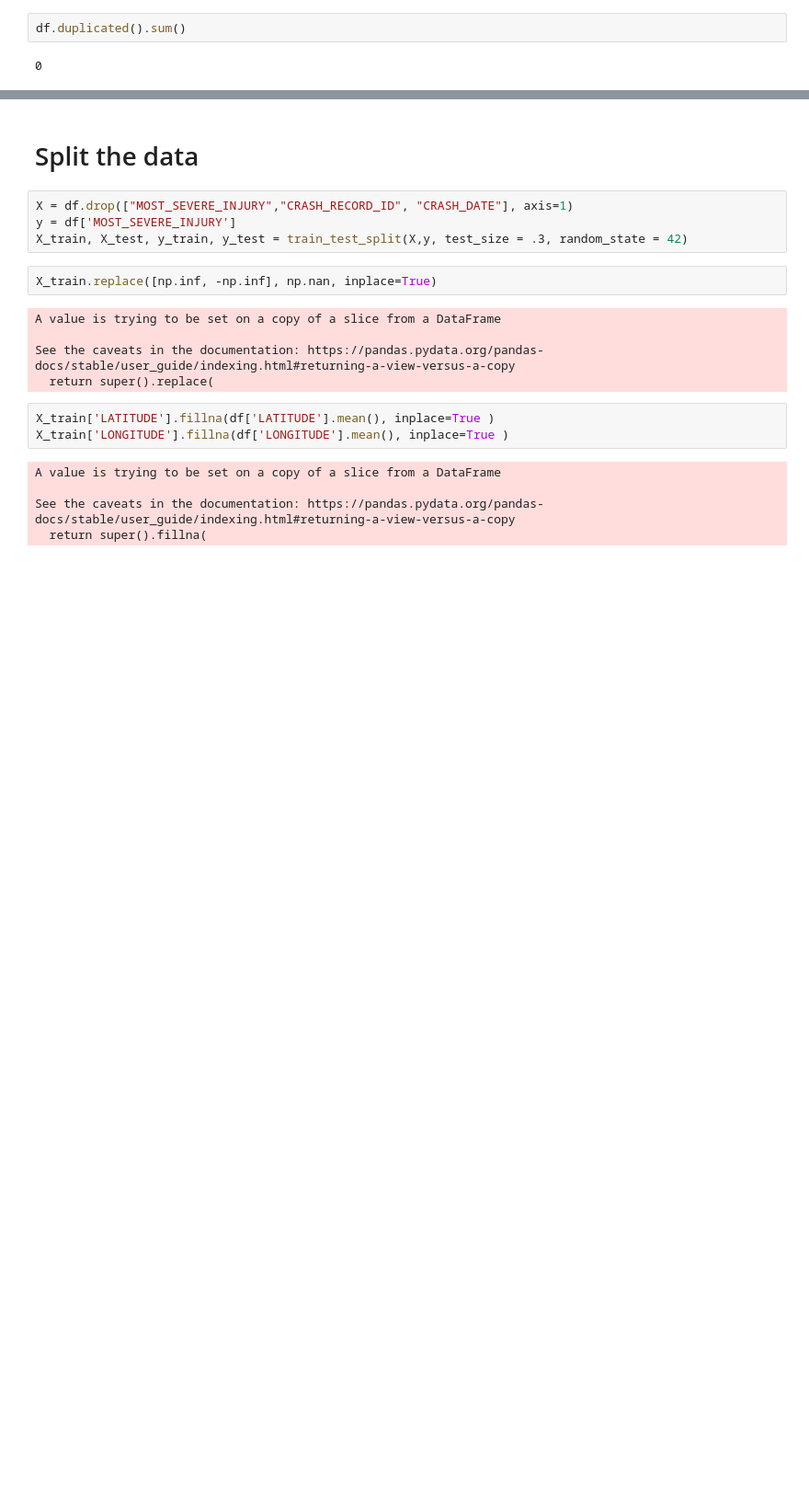
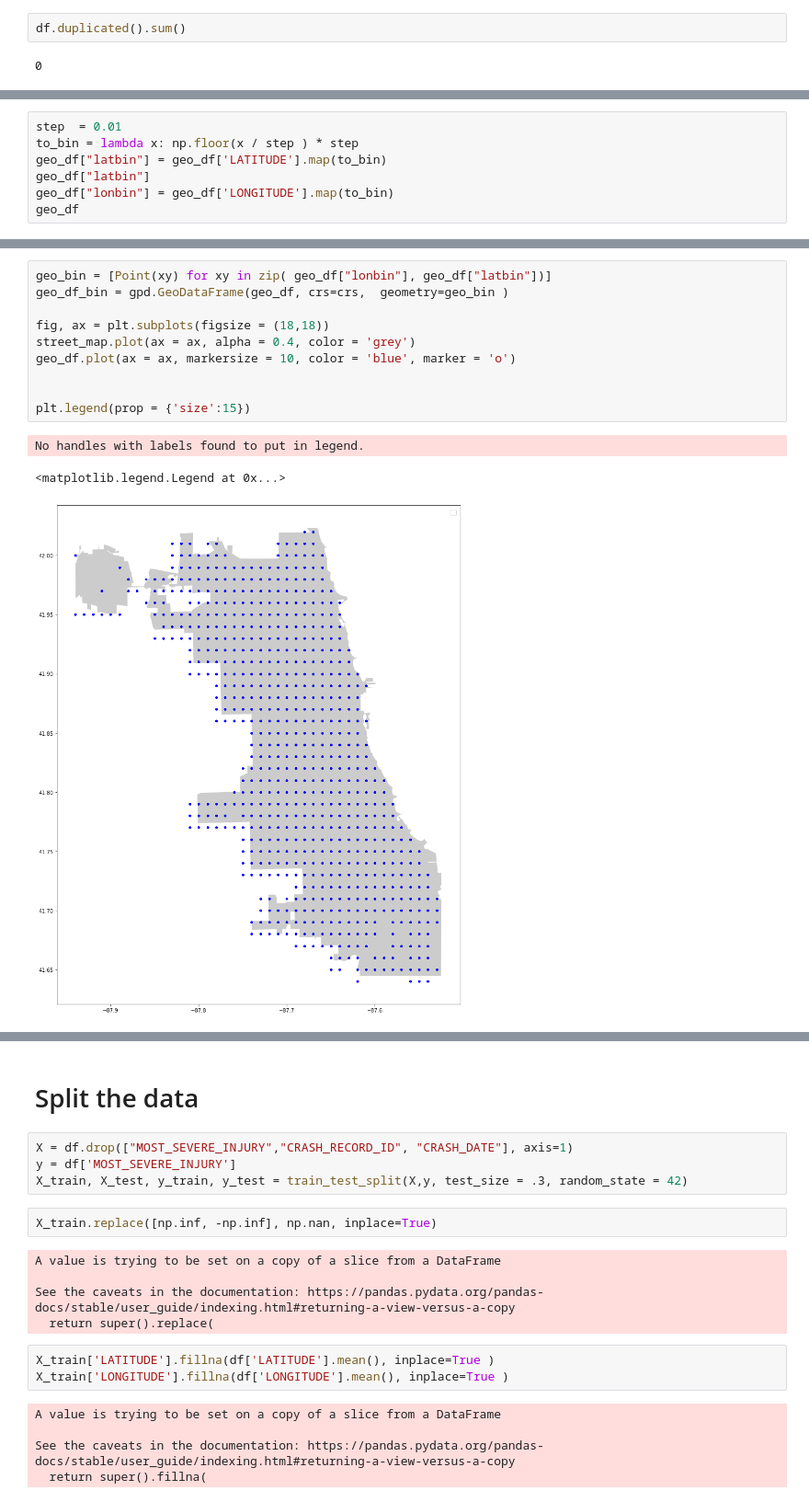
Before and after one commit to raylinsoriano/Project_3_Classification, a Jupyter notebook: Allison's Notebook.ipynb, the cells around one changed output, grey strips where cells are left out. Shown: that part at 92% size. Cells and saved outputs as stored; diff of their text form; blank space fills up the shorter version.

```diff
--- a/Allison's Notebook.ipynb
+++ b/Allison's Notebook.ipynb
@@ -98,0 +182,7 @@ df.duplicated().sum()
+# %%
+step  = 0.01
+to_bin = lambda x: np.floor(x / step ) * step
+geo_df["latbin"] = geo_df['LATITUDE'].map(to_bin)
+geo_df["latbin"]
+geo_df["lonbin"] = geo_df['LONGITUDE'].map(to_bin)
+geo_df
@@ -98,0 +203,14 @@ df.duplicated().sum()
+# %%
+geo_bin = [Point(xy) for xy in zip( geo_df["lonbin"], geo_df["latbin"])]
+geo_df_bin = gpd.GeoDataFrame(geo_df, crs=crs,  geometry=geo_bin )
+
+fig, ax = plt.subplots(figsize = (18,18))
+street_map.plot(ax = ax, alpha = 0.4, color = 'grey')
+geo_df.plot(ax = ax, markersize = 10, color = 'blue', marker = 'o')
+
+
+plt.legend(prop = {'size':15})
+# %% [output]
+No handles with labels found to put in legend.
+<matplotlib.legend.Legend at 0x...>
+[figure, added]
```
Also changed, not shown: parts of 34 cells of this notebook.
